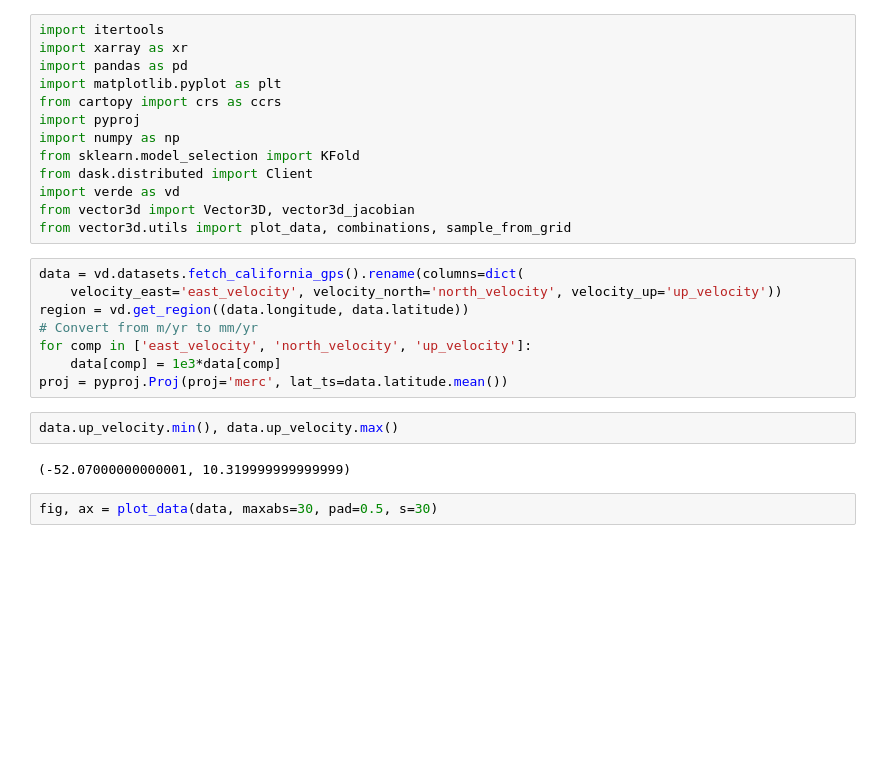
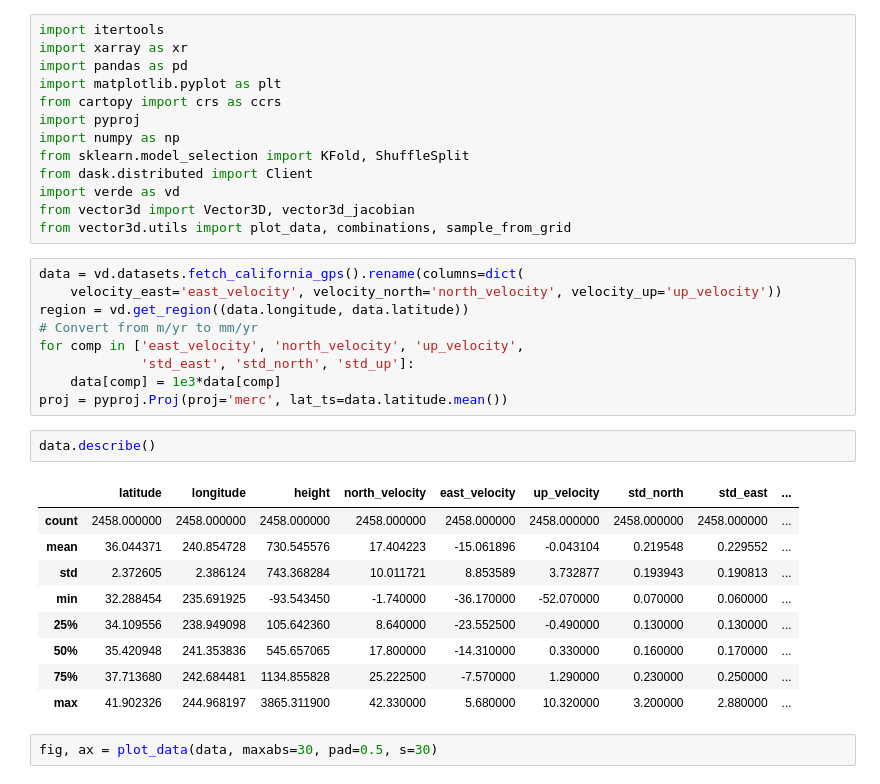
Before and after one commit to leouieda/aogs2018-gps, a Jupyter notebook: code/notebooks/california-data.ipynb, the cells around one changed output. Saved outputs shown, nothing was run; the diff lists cells and outputs as text; blank space fills up the shorter version.

```diff
--- a/code/notebooks/california-data.ipynb
+++ b/code/notebooks/california-data.ipynb
@@ -6,7 +6,7 @@ import matplotlib.pyplot as plt
 from cartopy import crs as ccrs
 import pyproj
 import numpy as np
-from sklearn.model_selection import KFold
+from sklearn.model_selection import KFold, ShuffleSplit
 from dask.distributed import Client
 import verde as vd
 from vector3d import Vector3D, vector3d_jacobian
@@ -16,13 +16,22 @@ data = vd.datasets.fetch_california_gps().rename(columns=dict(
     velocity_east='east_velocity', velocity_north='north_velocity', velocity_up='up_velocity'))
 region = vd.get_region((data.longitude, data.latitude))
 # Convert from m/yr to mm/yr
-for comp in ['east_velocity', 'north_velocity', 'up_velocity']:
+for comp in ['east_velocity', 'north_velocity', 'up_velocity',
+             'std_east', 'std_north', 'std_up']:
     data[comp] = 1e3*data[comp]
 proj = pyproj.Proj(proj='merc', lat_ts=data.latitude.mean())
-# %%
-data.up_velocity.min(), data.up_velocity.max()
-# %% [output]
-(-52.07000000000001, 10.319999999999999)
+# %%
+data.describe()
+# %% [output]
+|  | latitude | longitude | height | north_velocity | east_velocity | up_velocity | std_north | std_east | ... |
+| count | 2458.000000 | 2458.000000 | 2458.000000 | 2458.000000 | 2458.000000 | 2458.000000 | 2458.000000 | 2458.000000 | ... |
+| mean | 36.044371 | 240.854728 | 730.545576 | 17.404223 | -15.061896 | -0.043104 | 0.219548 | 0.229552 | ... |
+| std | 2.372605 | 2.386124 | 743.368284 | 10.011721 | 8.853589 | 3.732877 | 0.193943 | 0.190813 | ... |
+| min | 32.288454 | 235.691925 | -93.543450 | -1.740000 | -36.170000 | -52.070000 | 0.070000 | 0.060000 | ... |
+| 25% | 34.109556 | 238.949098 | 105.642360 | 8.640000 | -23.552500 | -0.490000 | 0.130000 | 0.130000 | ... |
+| 50% | 35.420948 | 241.353836 | 545.657065 | 17.800000 | -14.310000 | 0.330000 | 0.160000 | 0.170000 | ... |
+| 75% | 37.713680 | 242.684481 | 1134.855828 | 25.222500 | -7.570000 | 1.290000 | 0.230000 | 0.250000 | ... |
+| max | 41.902326 | 244.968197 | 3865.311900 | 42.330000 | 5.680000 | 10.320000 | 3.200000 | 2.880000 | ... |
 # %%
 fig, ax = plot_data(data, maxabs=30, pad=0.5, s=30)
 # %% [output]
```
Also changed, not shown: parts of 11 cells of this notebook, 1 other file.
